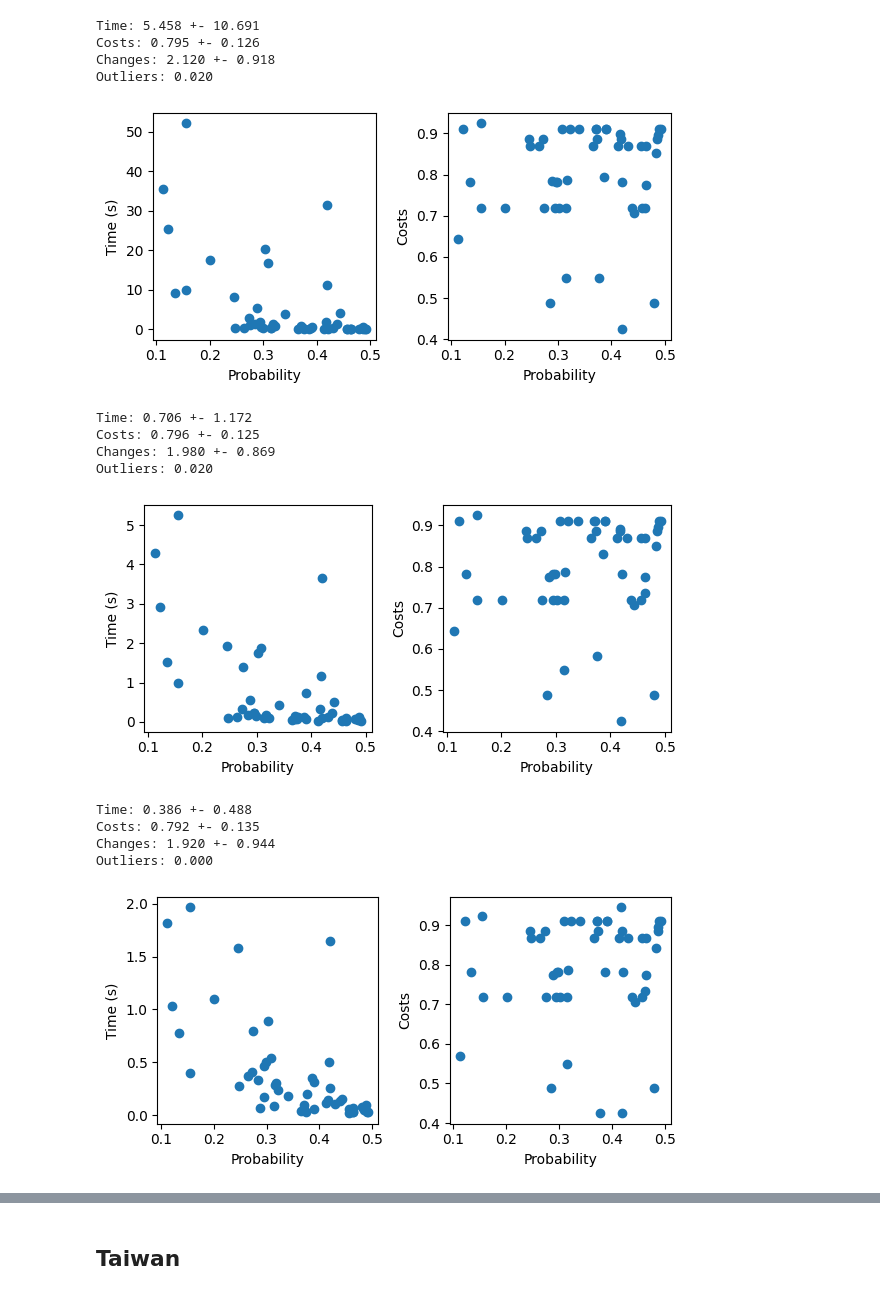
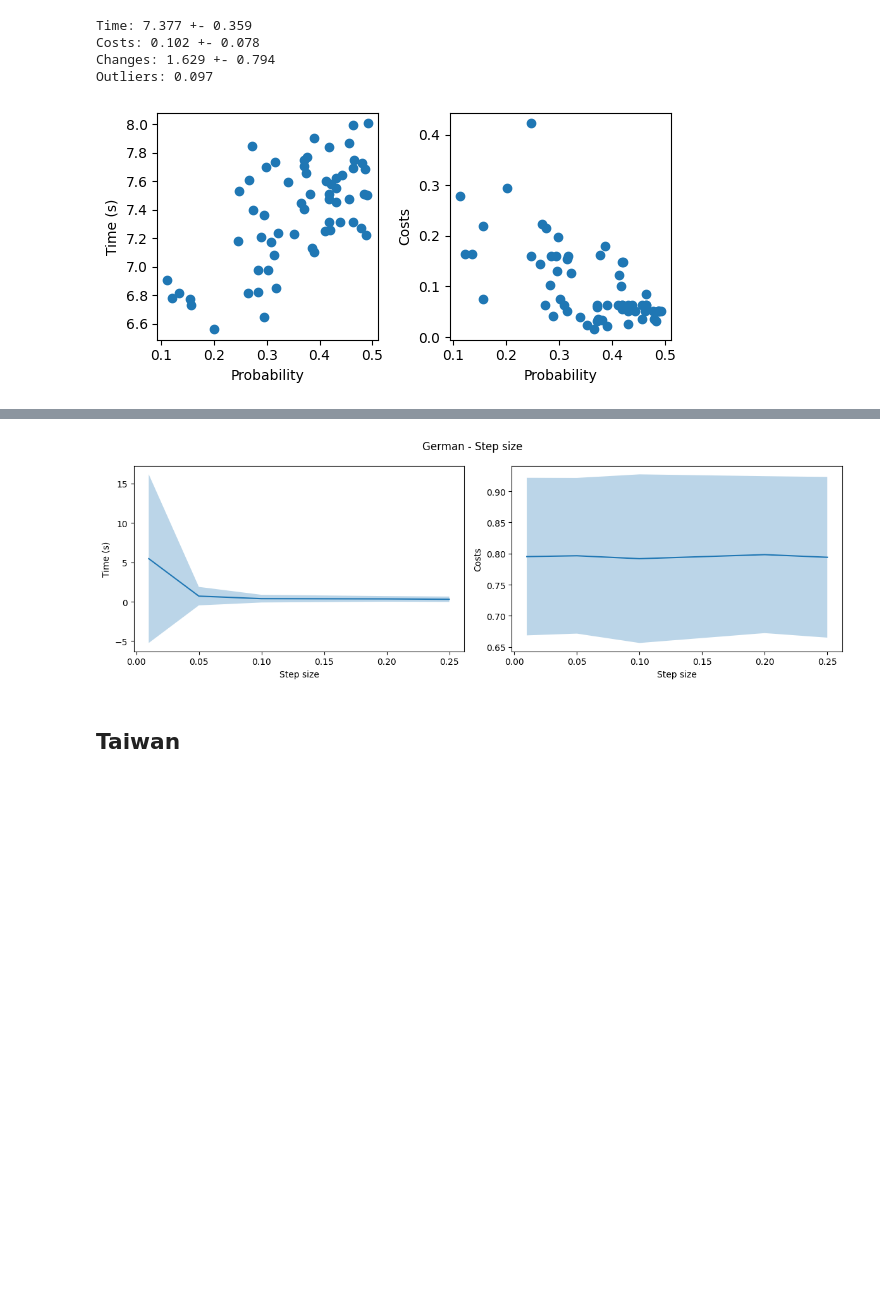
Before and after one commit to hiaac-finance/cfmining, a Jupyter notebook: notebooks/analyze_results.ipynb, the cells around one changed output, grey strips where cells are left out. Cells and saved outputs as stored; diff of their text form; code cells hidden in the pictures; blank space fills up the shorter version.

Commit message:
rerun with updated results

```diff
--- a/notebooks/analyze_results.ipynb
+++ b/notebooks/analyze_results.ipynb
@@ -119,20 +130,9 @@ Outliers: 0.000
 # %%
-for s in [1, 5, 10, 20, 25]:
-    results = pd.read_csv(f"../results/german_step_size/mapofcem_{s}.csv")
-    summarize_results(results, outlier_detection)
+results = pd.read_csv("../results/german/bruteforce_percentiles.csv")
+summarize_results(results, outlier_detection)
 # %% [output]
-Time: 5.458 +- 10.691
-Costs: 0.795 +- 0.126
-Changes: 2.120 +- 0.918
-Outliers: 0.020
+Time: 7.377 +- 0.359
+Costs: 0.102 +- 0.078
+Changes: 1.629 +- 0.794
+Outliers: 0.097
-[figure, old version]
+[figure, new version]
-Time: 0.706 +- 1.172
-Costs: 0.796 +- 0.125
-Changes: 1.980 +- 0.869
-Outliers: 0.020
-[figure, removed]
-Time: 0.386 +- 0.488
-Costs: 0.792 +- 0.135
-Changes: 1.920 +- 0.944
-Outliers: 0.000
-[figure, removed]
@@ -149,3 +157,32 @@ Outliers: 0.020
+# %%
+fig, axs  = plt.subplots(nrows = 1, ncols = 2, figsize = (12, 4))
+
+axs[0].fill_between(
+    results_dict["step_size"],
+    results_dict["time"] - results_dict["time_std"],
+    results_dict["time"] + results_dict["time_std"],
+    alpha = 0.3,
+)
+axs[0].plot(results_dict["step_size"], results_dict["time"])
+axs[0].set_xlabel("Step size")
+axs[0].set_ylabel("Time (s)")
+
+axs[1].fill_between(
+    results_dict["step_size"],
+    results_dict["costs"] - results_dict["costs_std"],
+    results_dict["costs"] + results_dict["costs_std"],
+    alpha = 0.3,
+)
+axs[1].plot(results_dict["step_size"], results_dict["costs"])
+axs[1].set_xlabel("Step size")
+axs[1].set_ylabel("Costs")
+
+
+plt.suptitle("German - Step size")
+plt.tight_layout()
+plt.show()
+# %% [output]
+[figure, added]
 # %% [markdown]
 ## Taiwan
 # %%
```
Also changed, not shown: parts of 18 cells of this notebook, 2 other files.
